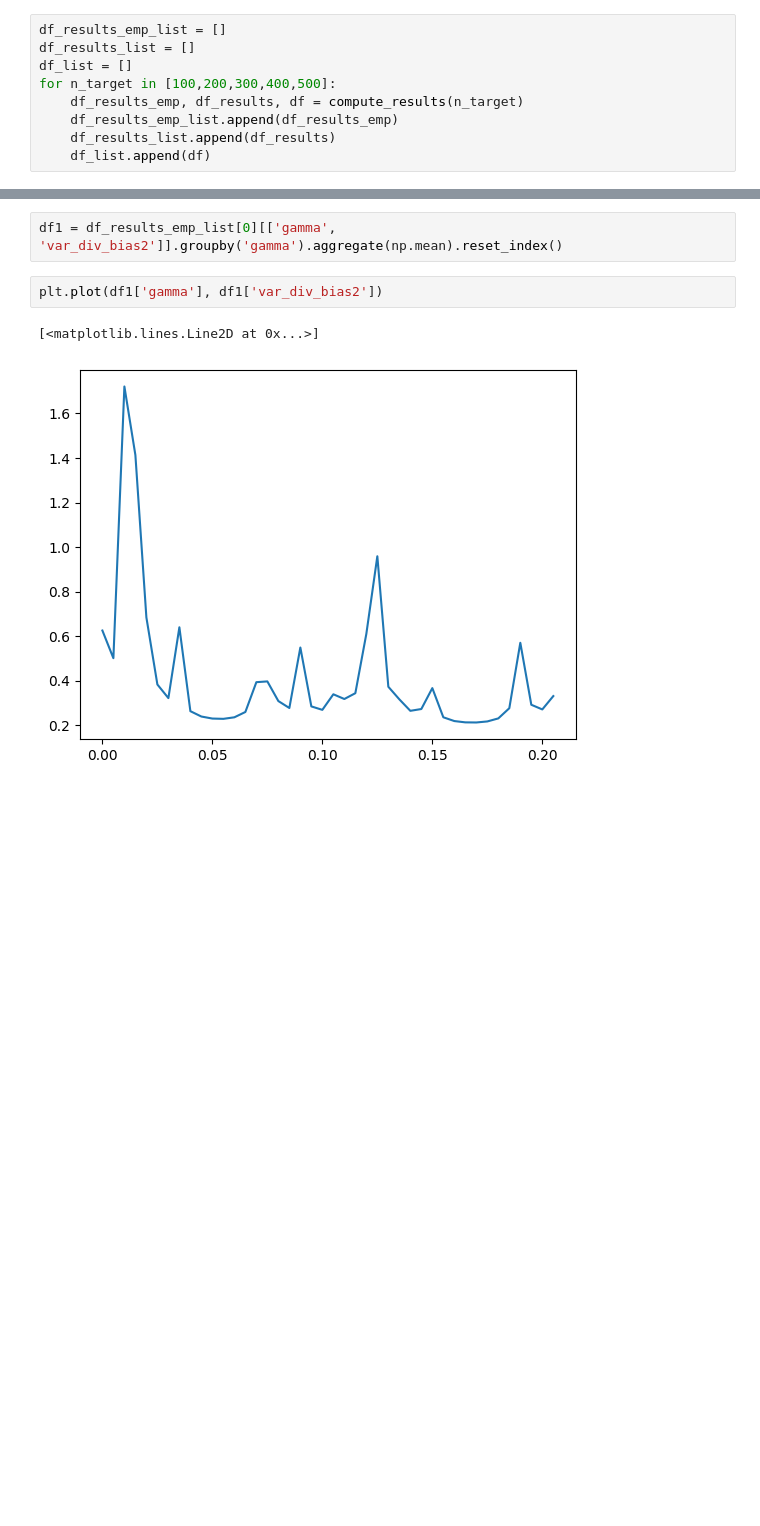
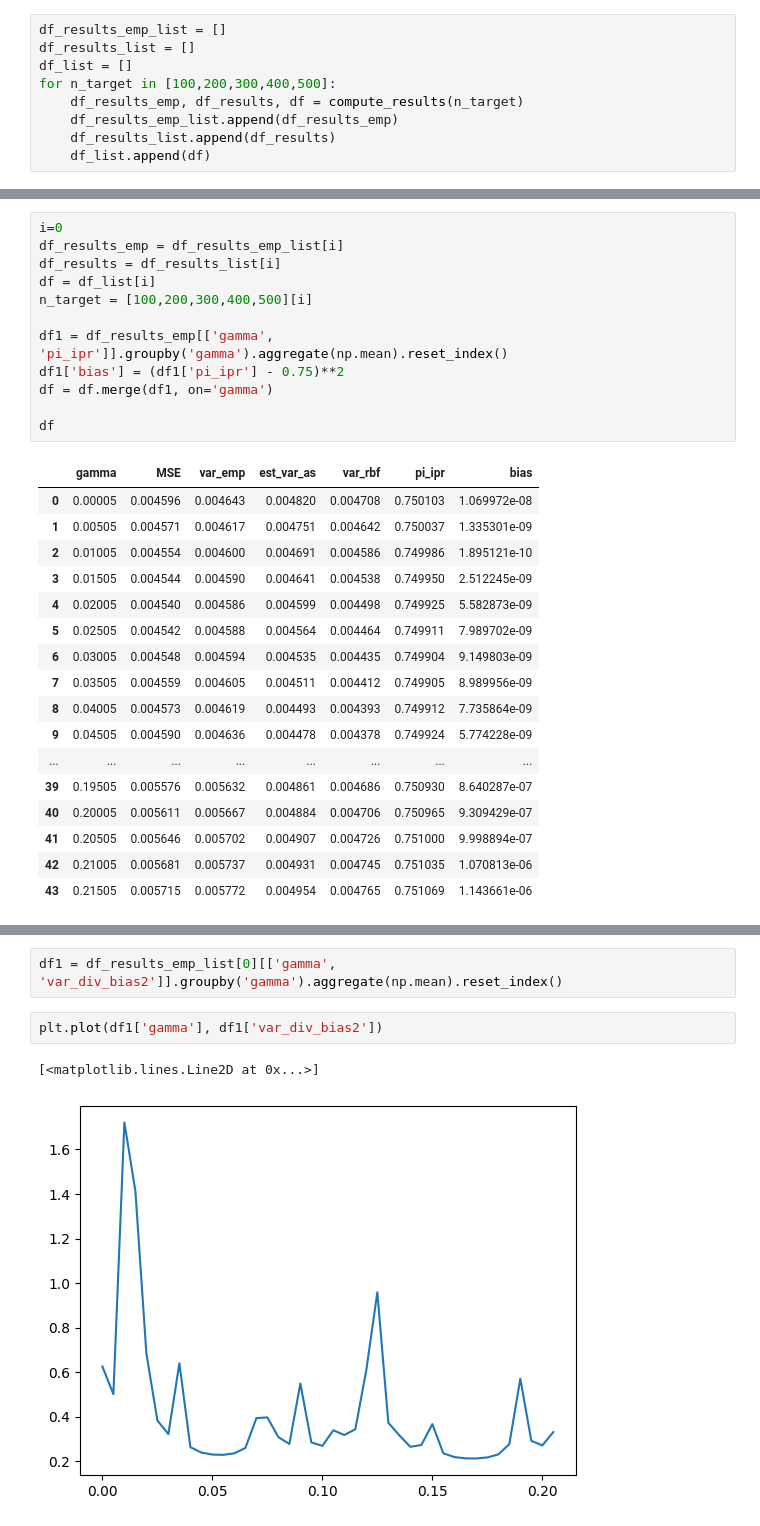
Before and after one commit to lazeckam/RHKS_label_shift, a Jupyter notebook: 10_gamma_selectionn_plots.ipynb, the cells around one changed output, grey strips where cells are left out. Cells and saved outputs as stored; diff of their text form; blank space fills up the shorter version.

```diff
--- a/10_gamma_selectionn_plots.ipynb
+++ b/10_gamma_selectionn_plots.ipynb
@@ -112,3 +137,33 @@ plt.show()
+# %%
+i=0
+df_results_emp = df_results_emp_list[i]
+df_results = df_results_list[i]
+df = df_list[i]
+n_target = [100,200,300,400,500][i]
+
+df1 = df_results_emp[['gamma', 'pi_ipr']].groupby('gamma').aggregate(np.mean).reset_index()
+df1['bias'] = (df1['pi_ipr'] - 0.75)**2
+df = df.merge(df1, on='gamma')
+
+df
+# %% [output]
+|  | gamma | MSE | var_emp | est_var_as | var_rbf | pi_ipr | bias |
+| 0 | 0.00005 | 0.004596 | 0.004643 | 0.004820 | 0.004708 | 0.750103 | 1.069972e-08 |
+| 1 | 0.00505 | 0.004571 | 0.004617 | 0.004751 | 0.004642 | 0.750037 | 1.335301e-09 |
+| 2 | 0.01005 | 0.004554 | 0.004600 | 0.004691 | 0.004586 | 0.749986 | 1.895121e-10 |
+| 3 | 0.01505 | 0.004544 | 0.004590 | 0.004641 | 0.004538 | 0.749950 | 2.512245e-09 |
+| 4 | 0.02005 | 0.004540 | 0.004586 | 0.004599 | 0.004498 | 0.749925 | 5.582873e-09 |
+| 5 | 0.02505 | 0.004542 | 0.004588 | 0.004564 | 0.004464 | 0.749911 | 7.989702e-09 |
+| 6 | 0.03005 | 0.004548 | 0.004594 | 0.004535 | 0.004435 | 0.749904 | 9.149803e-09 |
+| 7 | 0.03505 | 0.004559 | 0.004605 | 0.004511 | 0.004412 | 0.749905 | 8.989956e-09 |
+| 8 | 0.04005 | 0.004573 | 0.004619 | 0.004493 | 0.004393 | 0.749912 | 7.735864e-09 |
+| 9 | 0.04505 | 0.004590 | 0.004636 | 0.004478 | 0.004378 | 0.749924 | 5.774228e-09 |
+| ... | ... | ... | ... | ... | ... | ... | ... |
+| 39 | 0.19505 | 0.005576 | 0.005632 | 0.004861 | 0.004686 | 0.750930 | 8.640287e-07 |
+| 40 | 0.20005 | 0.005611 | 0.005667 | 0.004884 | 0.004706 | 0.750965 | 9.309429e-07 |
+| 41 | 0.20505 | 0.005646 | 0.005702 | 0.004907 | 0.004726 | 0.751000 | 9.998894e-07 |
+| 42 | 0.21005 | 0.005681 | 0.005737 | 0.004931 | 0.004745 | 0.751035 | 1.070813e-06 |
+| 43 | 0.21505 | 0.005715 | 0.005772 | 0.004954 | 0.004765 | 0.751069 | 1.143661e-06 |
 # %%
 fig, axes = plt.subplots(1, 5, figsize=(20, 3))
 
```
Also changed, not shown: parts of 6 cells of this notebook.
